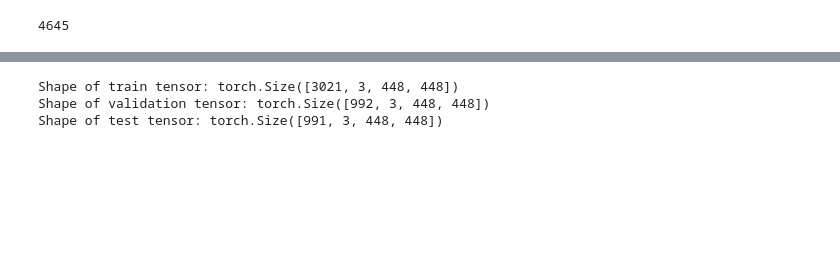
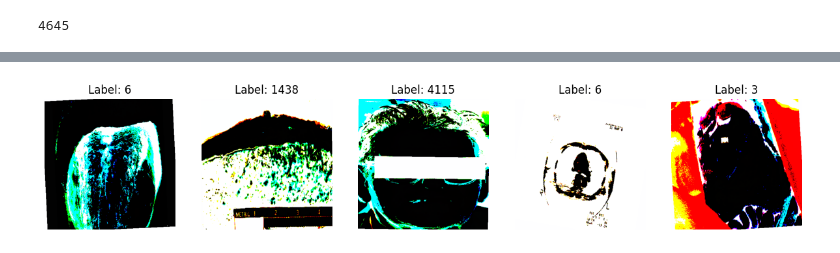
Before and after one commit to MohammadYs77/Explainable-Diabetic-Retinopathy-Detection-and-Retinal-Image-Generation, a Jupyter notebook: Code.ipynb, the cells around one changed output, grey strips where cells are left out. Cells and saved outputs as stored; diff of their text form; code cells hidden in the pictures; blank space fills up the shorter version.

```diff
--- a/Code.ipynb
+++ b/Code.ipynb
@@ -332,3 +268,25 @@ data_transforms = {
         normalize
     ]),
 }
+# %%
+def text_preprocess(text, tokenizer, embedder, vocab, max_len):
+
+    text = text.lower()
+    tokens = tokenizer(text)
+    tokens = [token for token in tokens if token not in string.punctuation]
+    ids = []
+
+    for i in range(len(tokens)):
+        if tokens[i] not in list(vocab.keys()):
+            ids.append(vocab['<oov>'])
+        else:
+            ids.append(vocab[tokens[i]])
+
+
+    for i in range(max_len - len(ids)):
+        ids.append(0)
+
+    text = embedder(torch.tensor(ids, dtype=torch.long))
+    text = torch.mean(text, dim=0)
+
+    return text
@@ -355,8 +371,17 @@ del imgs_tensors
 # %%
-print('Shape of train tensor:', tr_imgs.shape)
-print('Shape of validation tensor:', val_imgs.shape)
-print('Shape of test tensor:', ts_imgs.shape)
+num_samples = 5
+random_indices = np.random.randint(0, len(tr_dt), num_samples)
+
+# Plot the images
+fig, axes = plt.subplots(1, num_samples, figsize=(15, 3))
+
+for i, idx in enumerate(random_indices):
+    image, question, label = tr_dt[idx]
+    image = image.permute(1, 2, 0)
+    axes[i].imshow(np.uint8(np.array(image)))
+    axes[i].set_title(f"Label: {label}")
+    axes[i].axis('off')
+
+plt.show()
 # %% [output]
-Shape of train tensor: torch.Size([3021, 3, 448, 448])
-Shape of validation tensor: torch.Size([992, 3, 448, 448])
-Shape of test tensor: torch.Size([991, 3, 448, 448])
+[figure, added]
```
Also changed, not shown: parts of 31 cells of this notebook.
